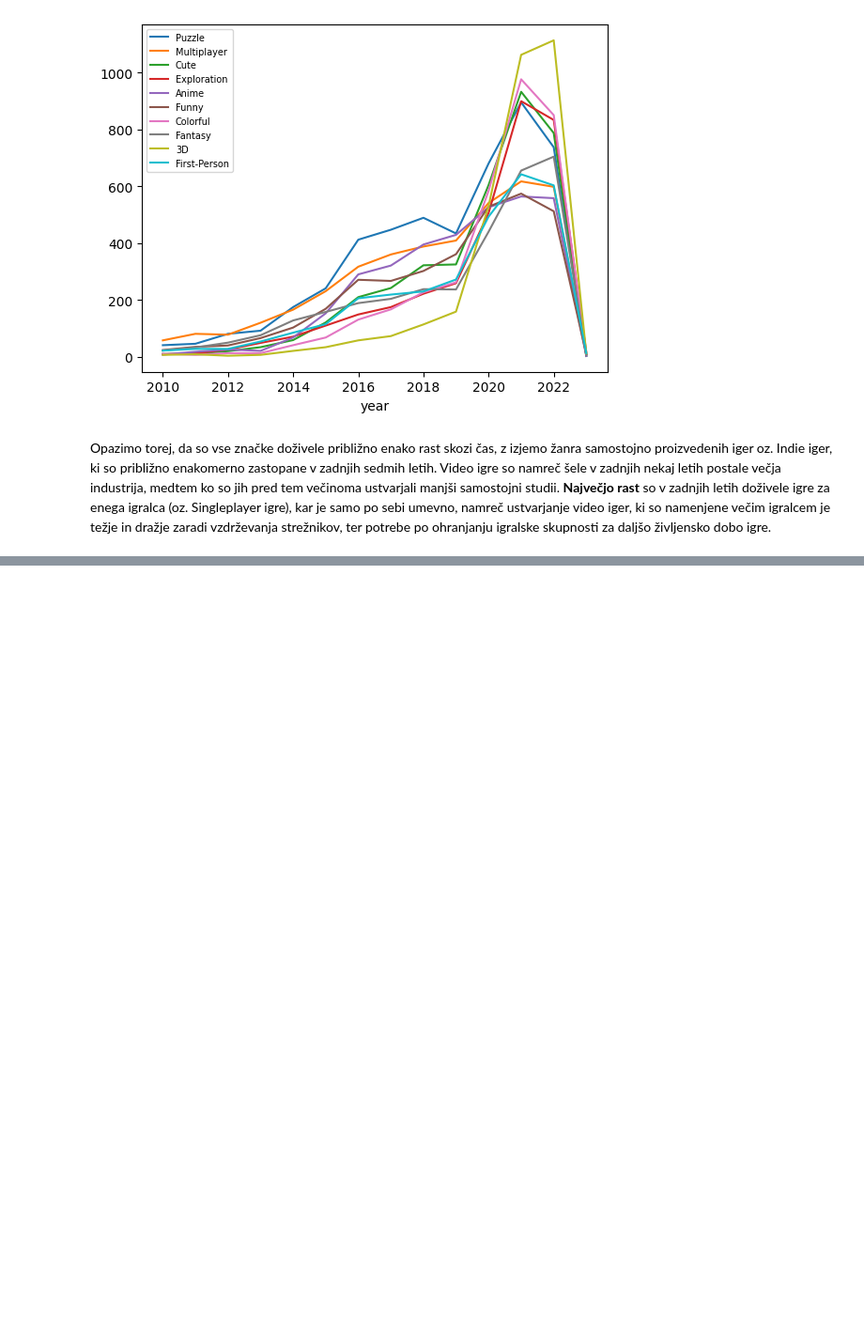
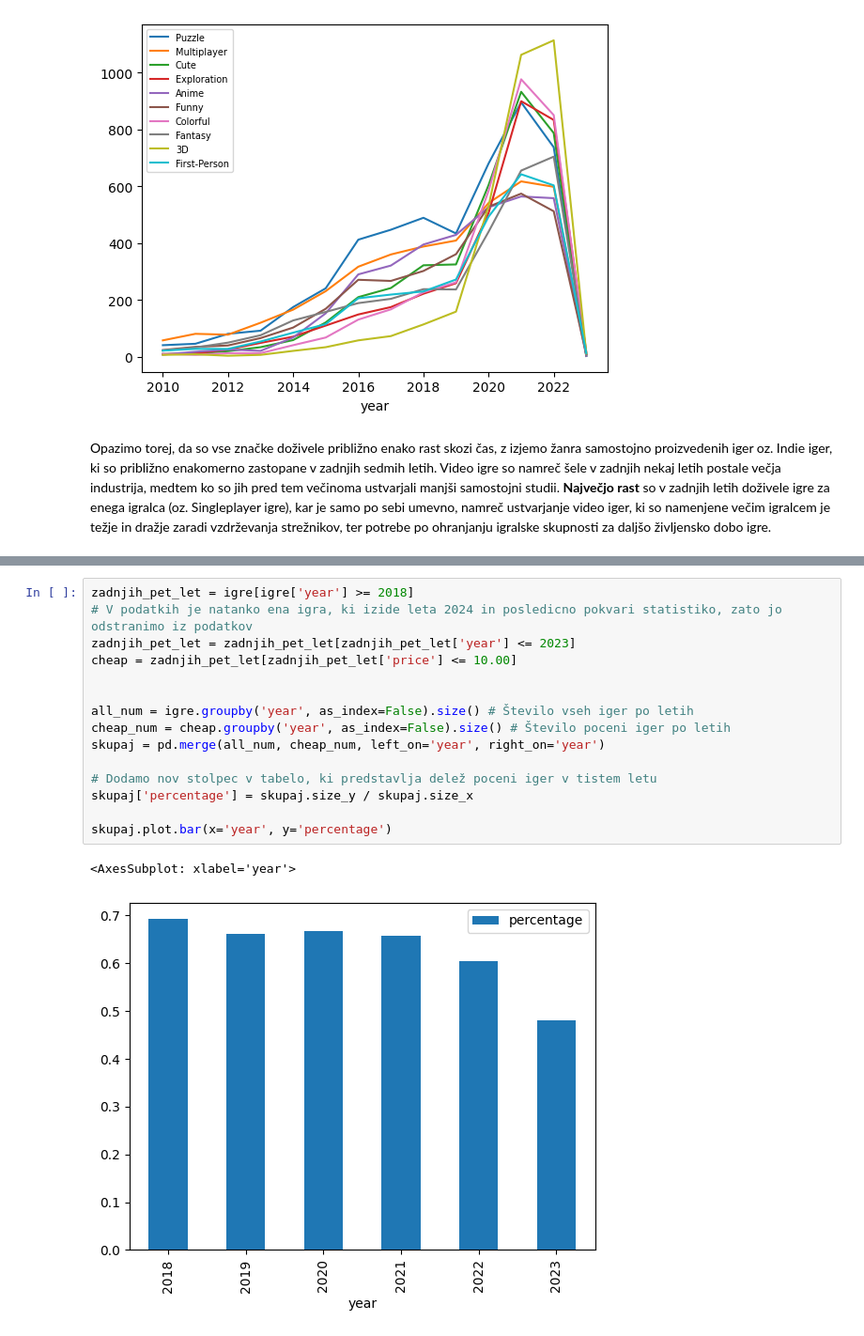
Before and after one commit to matej-safaric/IndieAnalysis, a Jupyter notebook: analiza.ipynb, the cells around one changed output, grey strips where cells are left out. Shown at 94% size. Saved outputs shown, nothing was run; the diff lists cells and outputs as text; blank space fills up the shorter version.

```diff
--- a/analiza.ipynb
+++ b/analiza.ipynb
@@ -116,0 +162,18 @@ Video igre so namreč šele v zadnjih nekaj letih postale večja industrija, med
+# %%
+zadnjih_pet_let = igre[igre['year'] >= 2018]
+# V podatkih je natanko ena igra, ki izide leta 2024 in posledicno pokvari statistiko, zato jo odstranimo iz podatkov
+zadnjih_pet_let = zadnjih_pet_let[zadnjih_pet_let['year'] <= 2023]
+cheap = zadnjih_pet_let[zadnjih_pet_let['price'] <= 10.00]
+
+
+all_num = igre.groupby('year', as_index=False).size() # Število vseh iger po letih
+cheap_num = cheap.groupby('year', as_index=False).size() # Število poceni iger po letih
+skupaj = pd.merge(all_num, cheap_num, left_on='year', right_on='year')
+
+# Dodamo nov stolpec v tabelo, ki predstavlja delež poceni iger v tistem letu
+skupaj['percentage'] = skupaj.size_y / skupaj.size_x
+
+skupaj.plot.bar(x='year', y='percentage')
+# %% [output]
+<AxesSubplot: xlabel='year'>
+[figure, added]
```
Also changed, not shown: parts of 17 cells of this notebook.
